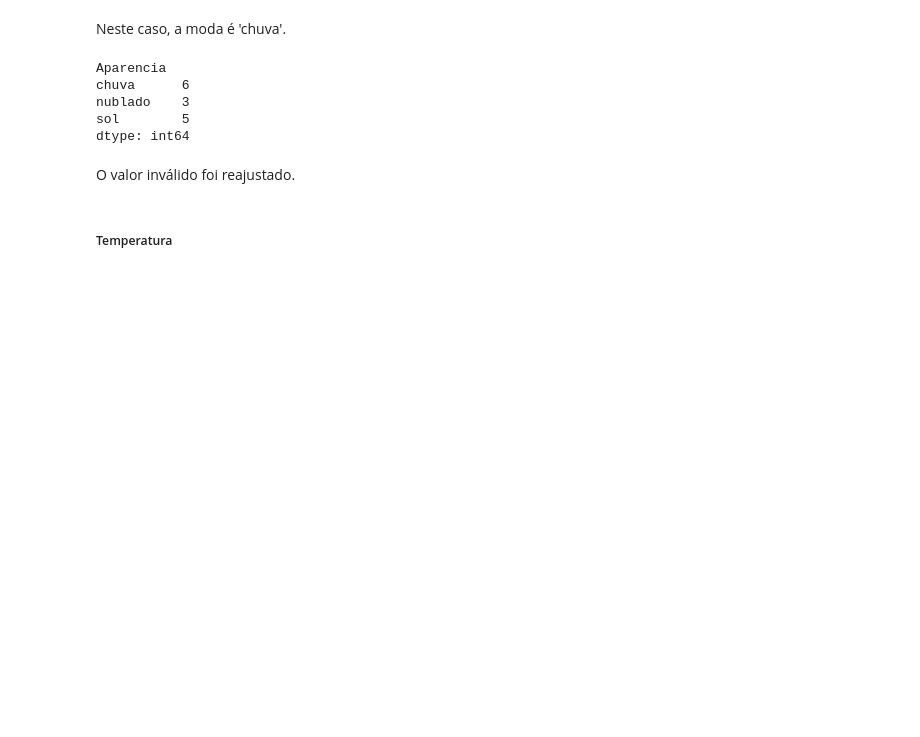
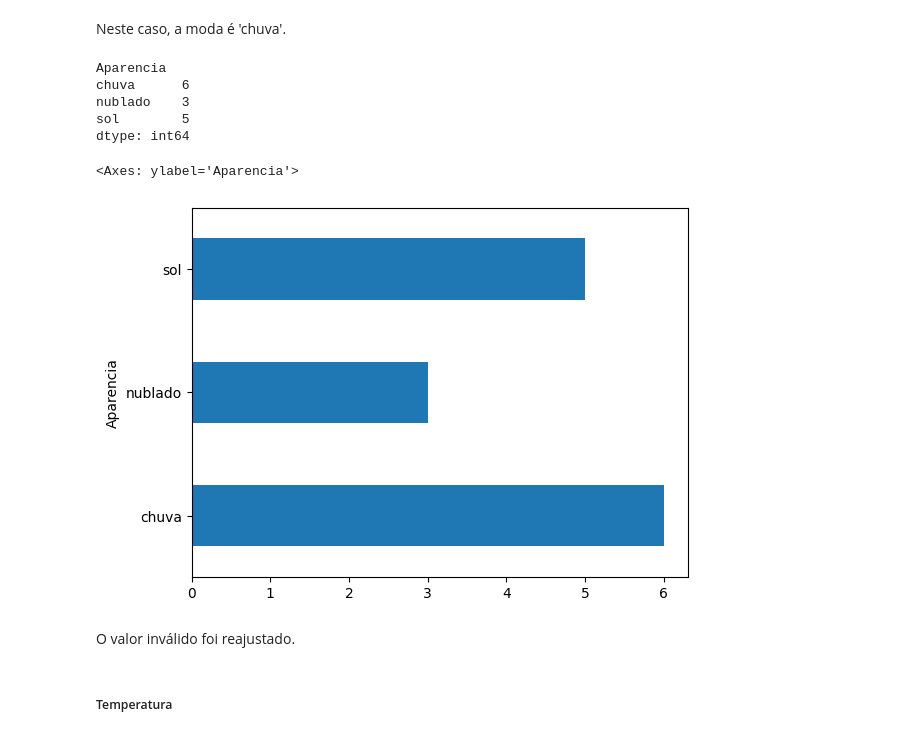
Before and after one commit to cllmenate/meteorological-matchday-data-treatment-python-notebook, a Jupyter notebook: fvm_clima_tempo.ipynb, the cells around one changed output. Cells and saved outputs as stored; diff of their text form; code cells hidden in the pictures; blank space fills up the shorter version.

```diff
--- a/fvm_clima_tempo.ipynb
+++ b/fvm_clima_tempo.ipynb
@@ -286,6 +286,11 @@ chuva      6
 nublado    3
 sol        5
 dtype: int64
+# %%
+join.plot.barh(x="Aparencia", y="Frequencia")
+# %% [output]
+<Axes: ylabel='Aparencia'>
+[figure, added]
 # %% [markdown]
 O valor inválido foi reajustado.
 # %% [markdown]
```
Also changed, not shown: parts of 27 cells of this notebook.
